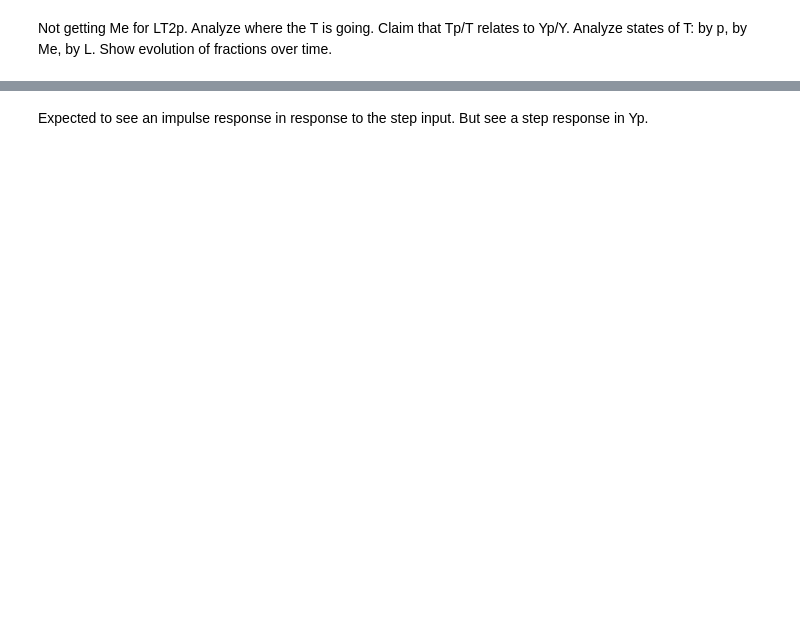
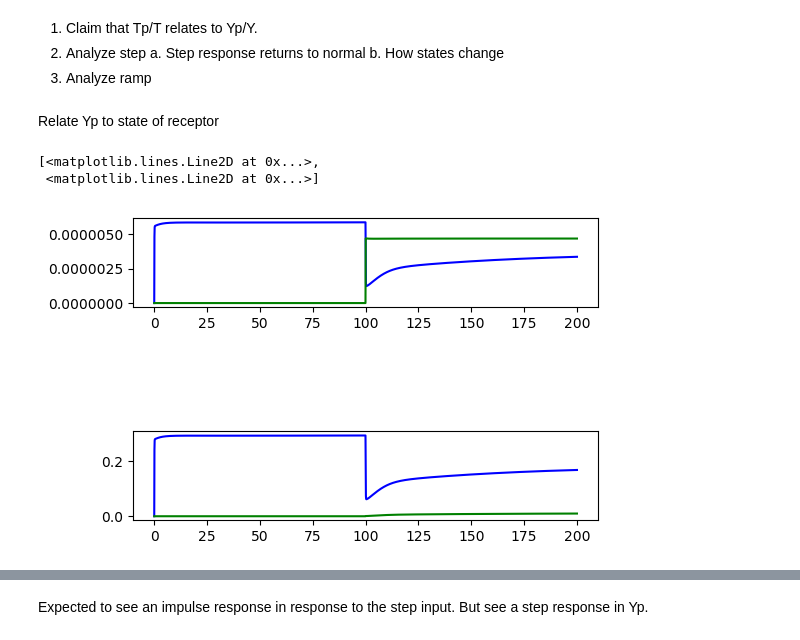
Before and after one commit to ScienceStacks/BioCellControl, a Jupyter notebook: Analysis/chemotaxis.ipynb, the cells around one changed output, grey strips where cells are left out. Cells and saved outputs as stored; diff of their text form; code cells hidden in the pictures; blank space fills up the shorter version.

```diff
--- a/Analysis/chemotaxis.ipynb
+++ b/Analysis/chemotaxis.ipynb
@@ -1,4 +1,6 @@
-# %% [markdown]
-Not getting Me for LT2p. Analyze where the T is going.
-Claim that Tp/T relates to Yp/Y.
-Analyze states of T: by p, by Me, by L. Show evolution of fractions over time.
+# %% [markdown]
+1. Claim that Tp/T relates to Yp/Y.
+2. Analyze step
+   a. Step response returns to normal
+   b. How states change
+3. Analyze ramp
@@ -4,0 +77,19 @@ Analyze states of T: by p, by Me, by L. Show evolution of fractions over time.
+# %% [markdown]
+Relate Yp to state of receptor
+# %%
+# Step Analysis
+
+
+model = ChemotaxisModel()
+model.appendToModel('''at (time > 100): L = 11e-6''')
+sim()
+
+P = states.sumStates(lambda l,p,m: p)
+plt.subplot(3,1,1)
+plt.plot( time, result['[Yp]'], 'b', time, result['[L]'], 'g')
+plt.subplot(3,1,3)
+plt.plot(time, frYp, 'b', time, frLTp, 'g')
+# %% [output]
+[<matplotlib.lines.Line2D at 0x...>,
+ <matplotlib.lines.Line2D at 0x...>]
+[figure, added]
```
Also changed, not shown: parts of 10 cells of this notebook, 2 other files.
